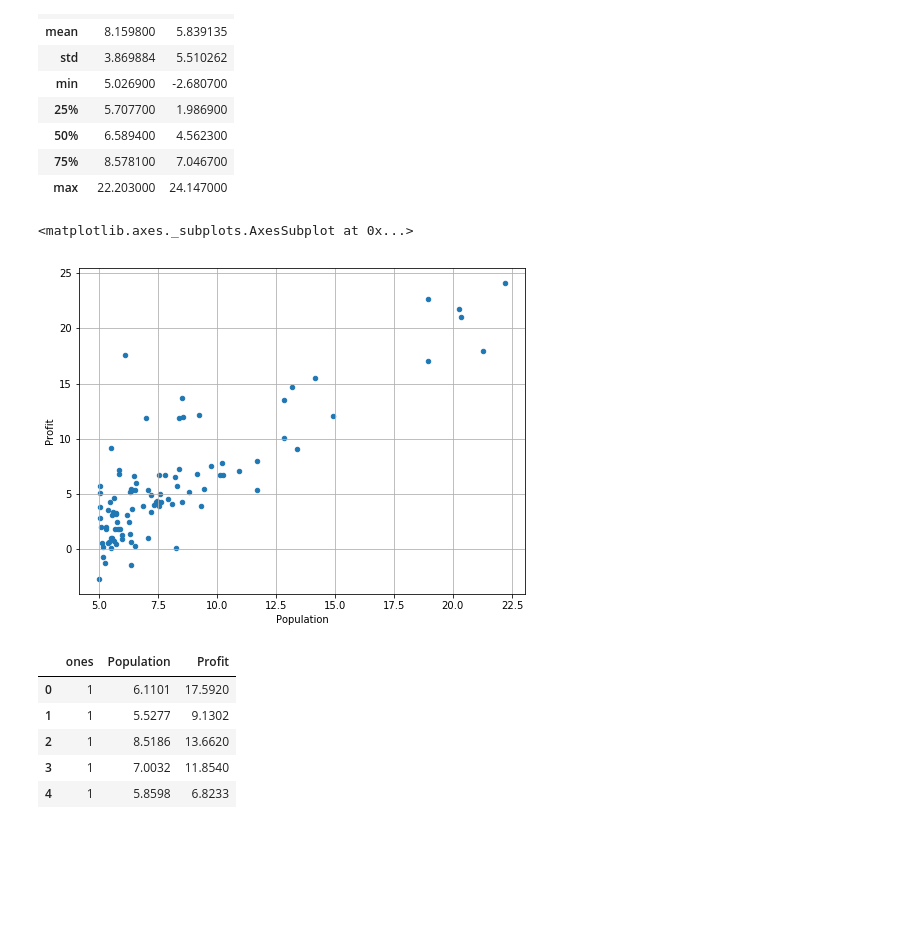
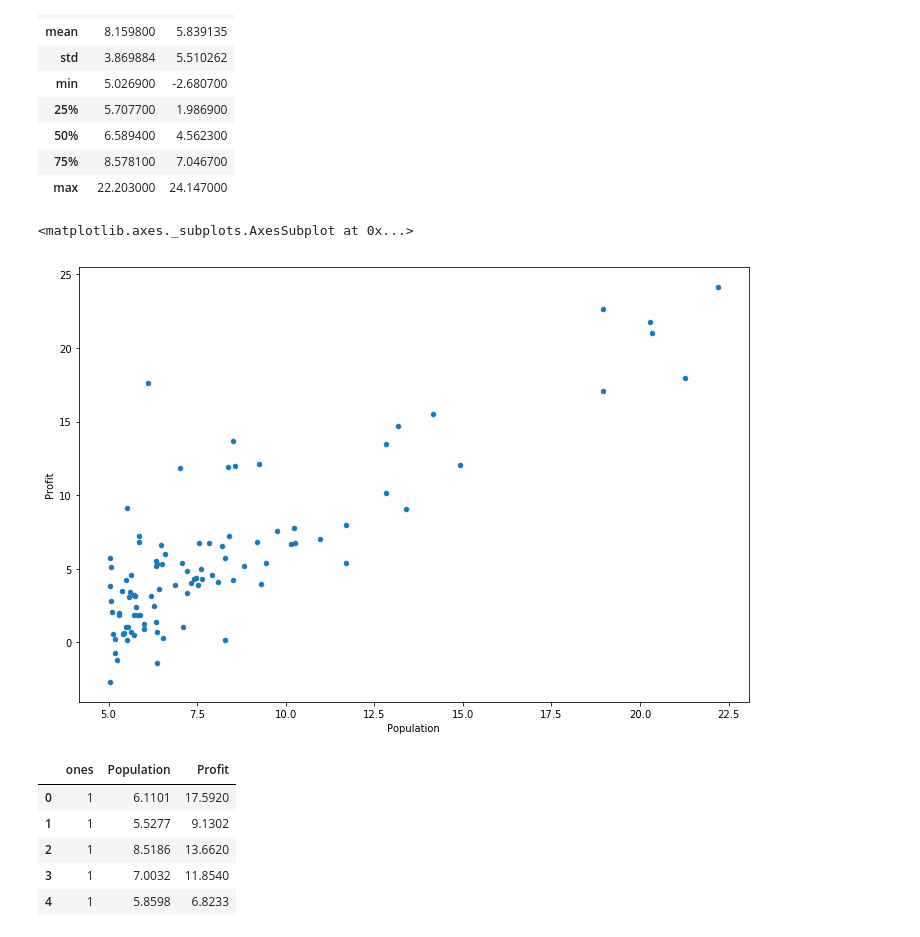
Before and after one commit to baotrung217/Machine-Learning-Coursera-notebooks, a Jupyter notebook: notebooks/ex1.ipynb, the cells around one changed output. Drawn from its saved outputs; the diff is of its cells as text; code cells hidden in the pictures; blank space fills up the shorter version.

```diff
--- a/notebooks/ex1.ipynb
+++ b/notebooks/ex1.ipynb
@@ -6,6 +7,6 @@ import matplotlib.pyplot as plt
 %matplotlib inline
 # %%
-path = 'data\ex1data1.txt'
+path = os.path.dirname(os.getcwd()) + '\data\ex1data1.txt'
 data = pd.read_csv(path, header=None, names=['Population', 'Profit'])
 data.head()
 # %% [output]
@@ -28,10 +29,10 @@ data.describe()
 | 75% | 8.578100 | 7.046700 |
 | max | 22.203000 | 24.147000 |
 # %%
-data.plot(kind='scatter', x='Population', y='Profit', grid=True, figsize=(8,6))
+data.plot(kind='scatter', x='Population', y='Profit', figsize=(12,8))
 # %% [output]
 <matplotlib.axes._subplots.AxesSubplot at 0x...>
-[figure, old version]
+[figure, new version]
 # %%
 data.insert(0, 'ones', 1)
 # %%
```
Also changed, not shown: parts of 6 cells of this notebook, 1 other file.
